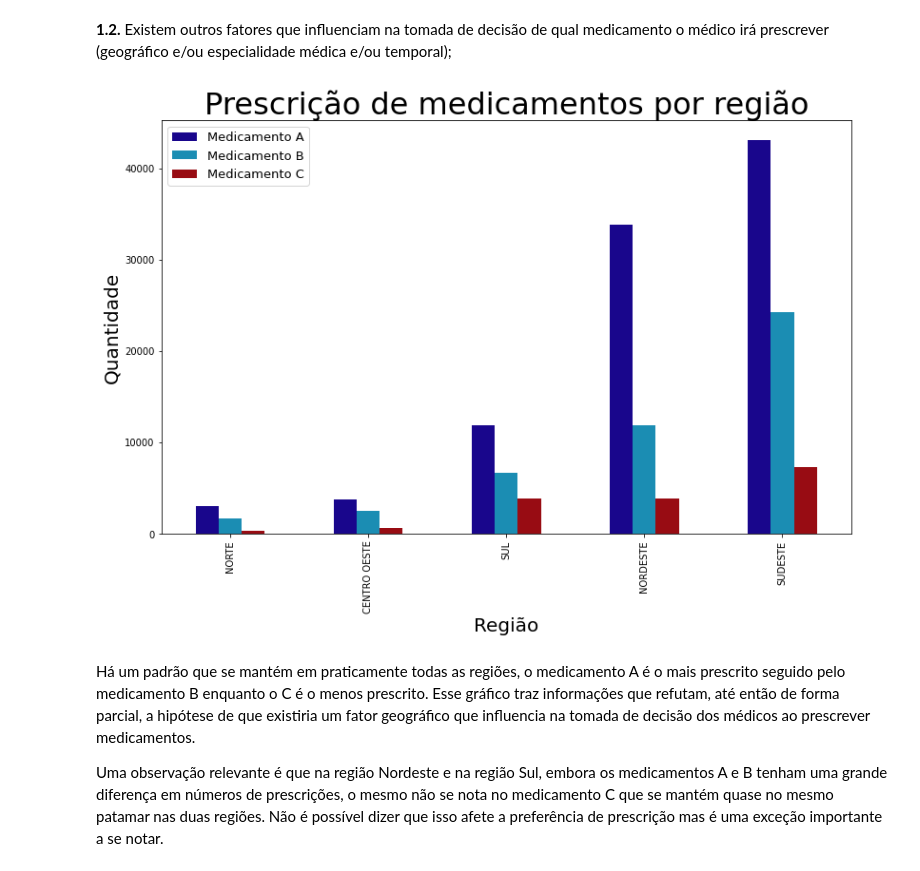
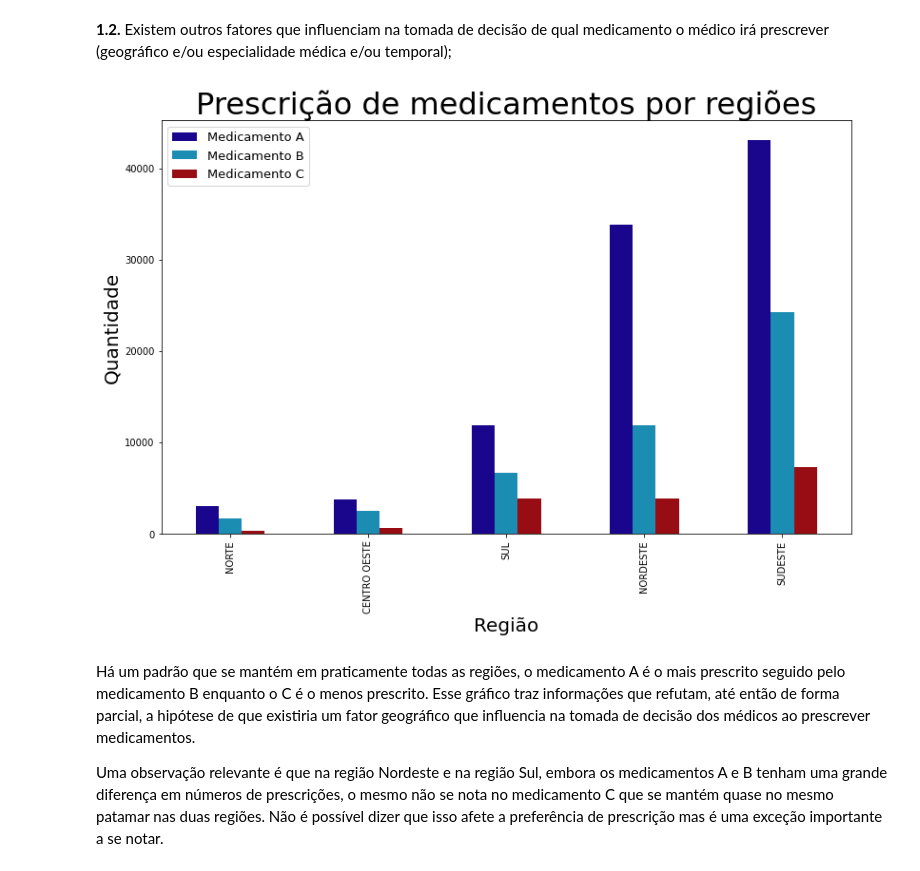
Before and after one commit to Juniorffonseca/processo_seletivo, a Jupyter notebook: teste_processo_seletivo.ipynb, the cells around one changed output. Saved outputs shown, nothing was run; the diff lists cells and outputs as text; code cells hidden in the pictures.

```diff
--- a/teste_processo_seletivo.ipynb
+++ b/teste_processo_seletivo.ipynb
@@ -74,35 +74,35 @@ e/ou temporal);
 # %%
 # Carregando o arquivo csv em uma variável.
 prescricoes_2 = pd.read_csv('prescricoes.csv', sep = ';', encoding='latin-1')
 
 # Fazendo a contagem de Medicamentos prescritos por região e passando para o dataframe, após isso reseta os indexs.
 prescricoes_2 = prescricoes_2[['Medicamento_prescrito', 'Regiao']].value_counts().to_frame()
 prescricoes_2 = prescricoes_2.reset_index()
 
 # Usando map nas regiões como strings e retornando como lista para a coluna 'Regiao' do df 'prescricoes_2'.
 prescricoes_2['Regiao'] = list(map(str, prescricoes_2['Regiao']))
 
 # Aplicando pivot para passar 'Regiao' como index e deixar apenas 'Medicamento_prescrito' como coluna.
 prescricoes_2 = prescricoes_2.pivot(index='Regiao', columns='Medicamento_prescrito')
 
 # Criando uma coluna de média do número de medicamentos, ordenando em ordem crescente e deletando a coluna de média.
 prescricoes_2['Media_medicamentos'] = prescricoes_2.mean(axis=1)
 prescricoes_2 = prescricoes_2.sort_values('Media_medicamentos')
 del prescricoes_2['Media_medicamentos']
 
 # Criando o plot.
 prescricoes_2.plot(kind = 'bar', stacked = 0, figsize = (13, 8), alpha = 1, color = lista)
 
 # 'Configurações' do plot (frequência dos ticks no eixo x, título, conteúdo das labels, tamanhos das fontes, legenda etc).
-plt.title('Prescrição de medicamentos por região', size = 32)
+plt.title('Prescrição de medicamentos por regiões', size = 32)
 plt.xlabel('Região', size = 20)
 plt.ylabel('Quantidade', size = 20)
 plt.legend(['Medicamento A', 'Medicamento B', 'Medicamento C'], loc = 'best', prop={'size': 13})
 
 # Plotando o gráfico.
 plt.show()
 # %% [output]
-[figure, old version]
+[figure, new version]
 # %% [markdown]
 Há um padrão que se mantém em praticamente todas as regiões, o medicamento A é o mais prescrito seguido pelo medicamento B enquanto o C é o menos prescrito. Esse gráfico traz informações que refutam, até então de forma parcial, a hipótese de que existiria um fator geográfico que influencia na tomada de decisão dos médicos ao prescrever medicamentos.
 
```
Also changed, not shown: parts of 1 cell of this notebook.
